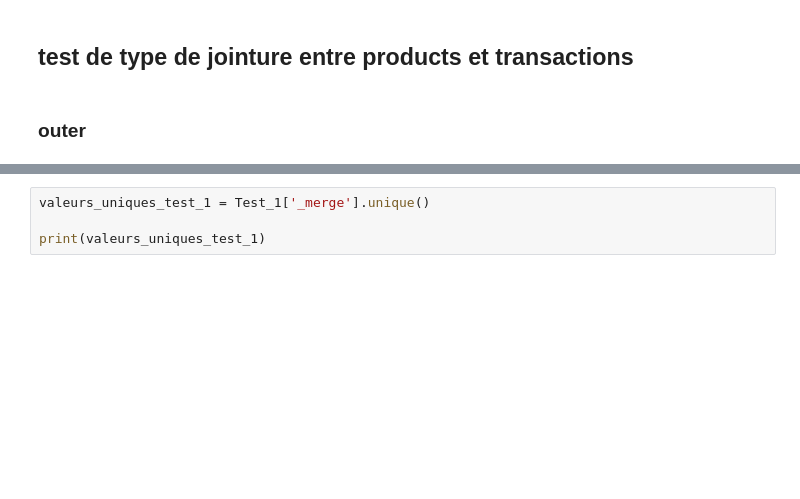
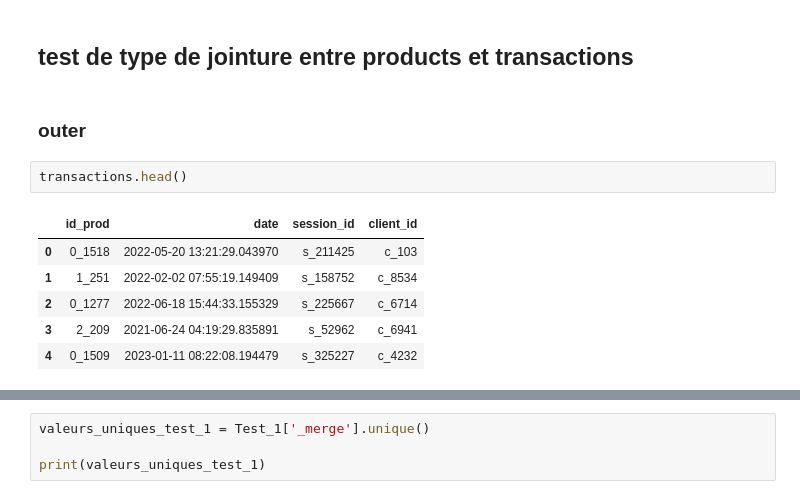
Before and after one commit to AntoineJBQ/Projet-6, a Jupyter notebook: projet 6.ipynb, the cells around one changed output, grey strips where cells are left out. Cells and saved outputs as stored; diff of their text form; blank space fills up the shorter version.

Commit message:
étude fichier, soucis transactions

```diff
--- a/projet 6.ipynb
+++ b/projet 6.ipynb
@@ -148,6 +197,15 @@ print(valeurs_uniques_customers)
 ## test de type de jointure entre products et transactions
 # %% [markdown]
 ### outer
+# %%
+transactions.head()
+# %% [output]
+|  | id_prod | date | session_id | client_id |
+| 0 | 0_1518 | 2022-05-20 13:21:29.043970 | s_211425 | c_103 |
+| 1 | 1_251 | 2022-02-02 07:55:19.149409 | s_158752 | c_8534 |
+| 2 | 0_1277 | 2022-06-18 15:44:33.155329 | s_225667 | c_6714 |
+| 3 | 2_209 | 2021-06-24 04:19:29.835891 | s_52962 | c_6941 |
+| 4 | 0_1509 | 2023-01-11 08:22:08.194479 | s_325227 | c_4232 |
 # %%
 Test_1 = pd.merge(transactions, products, on='id_prod',how='outer',indicator=True)
 Test_1.tail()
```
Also changed, not shown: parts of 10 cells of this notebook, 1 other file.
